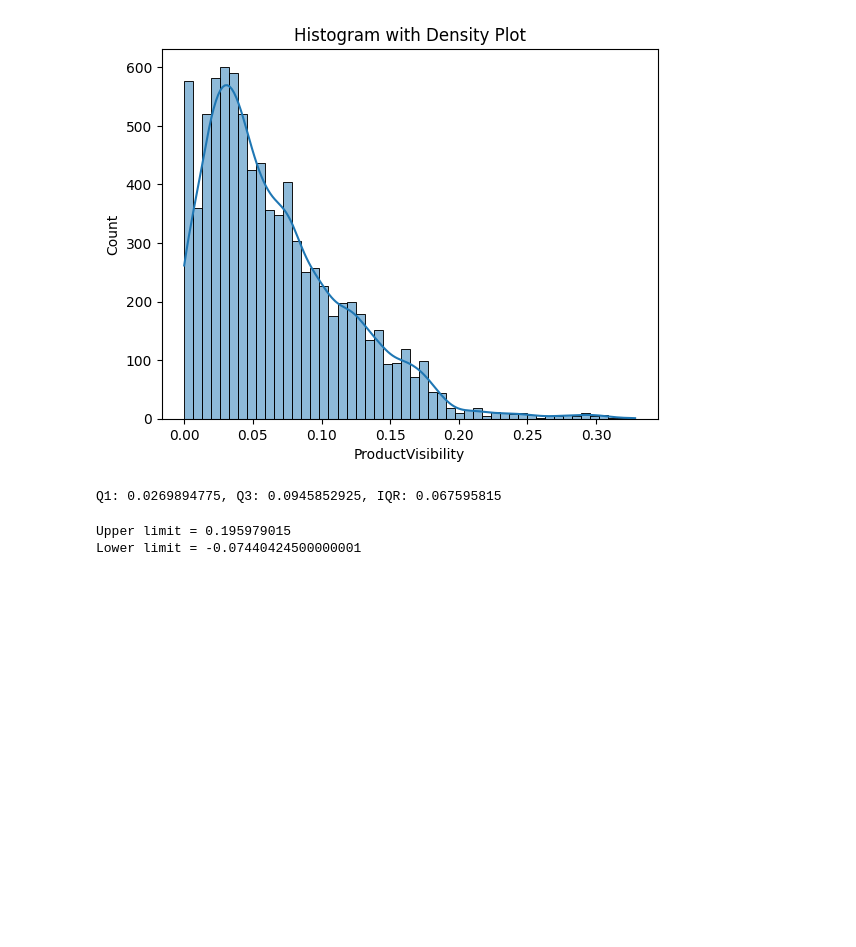
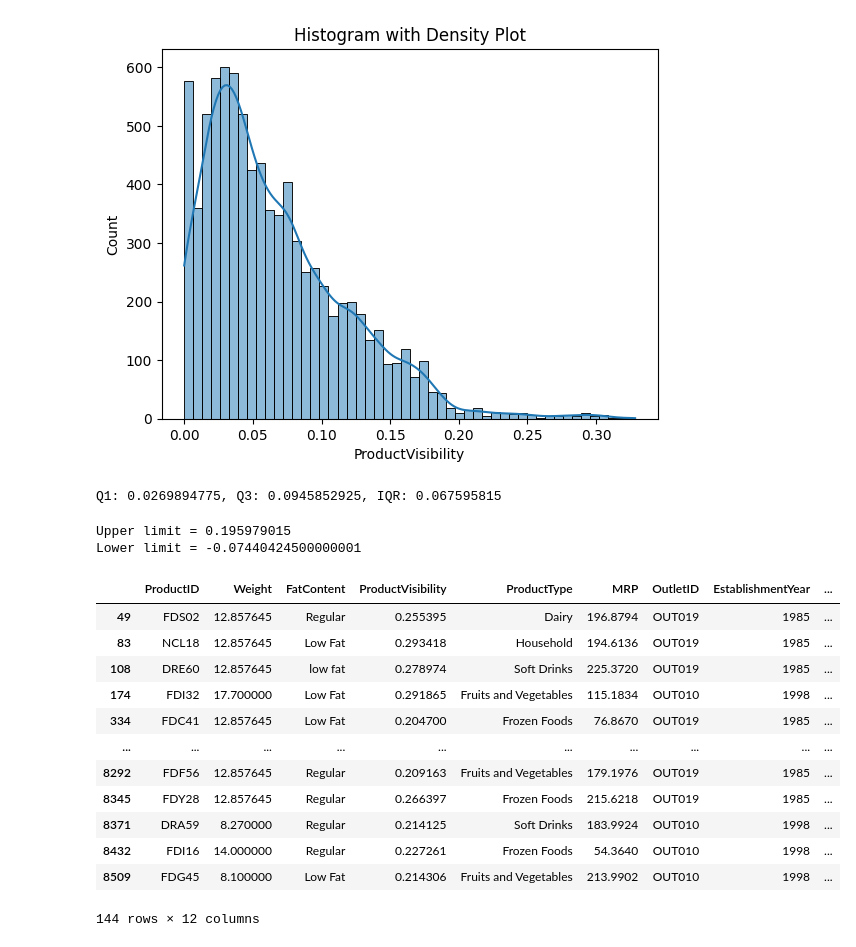
Before and after one commit to pi-mishra/Big-Mart-Sales-Prediction, a Jupyter notebook: BigMartSalesPrediction.ipynb, the cells around one changed output. Cells and saved outputs as stored; diff of their text form; code cells hidden in the pictures; blank space fills up the shorter version.

```diff
--- a/BigMartSalesPrediction.ipynb
+++ b/BigMartSalesPrediction.ipynb
@@ -277,3 +277,19 @@ print(f"Lower limit = {productvisibility_lower_limit}")
 # %% [output]
 Upper limit = 0.195979015
 Lower limit = -0.07440424500000001
+# %%
+df[df["ProductVisibility"]>productvisibility_upper_limit]
+# %% [output]
+|  | ProductID | Weight | FatContent | ProductVisibility | ProductType | MRP | OutletID | EstablishmentYear | ... |
+| 49 | FDS02 | 12.857645 | Regular | 0.255395 | Dairy | 196.8794 | OUT019 | 1985 | ... |
+| 83 | NCL18 | 12.857645 | Low Fat | 0.293418 | Household | 194.6136 | OUT019 | 1985 | ... |
+| 108 | DRE60 | 12.857645 | low fat | 0.278974 | Soft Drinks | 225.3720 | OUT019 | 1985 | ... |
+| 174 | FDI32 | 17.700000 | Low Fat | 0.291865 | Fruits and Vegetables | 115.1834 | OUT010 | 1998 | ... |
+| 334 | FDC41 | 12.857645 | Low Fat | 0.204700 | Frozen Foods | 76.8670 | OUT019 | 1985 | ... |
+| ... | ... | ... | ... | ... | ... | ... | ... | ... | ... |
+| 8292 | FDF56 | 12.857645 | Regular | 0.209163 | Fruits and Vegetables | 179.1976 | OUT019 | 1985 | ... |
+| 8345 | FDY28 | 12.857645 | Regular | 0.266397 | Frozen Foods | 215.6218 | OUT019 | 1985 | ... |
+| 8371 | DRA59 | 8.270000 | Regular | 0.214125 | Soft Drinks | 183.9924 | OUT010 | 1998 | ... |
+| 8432 | FDI16 | 14.000000 | Regular | 0.227261 | Frozen Foods | 54.3640 | OUT010 | 1998 | ... |
+| 8509 | FDG45 | 8.100000 | Low Fat | 0.214306 | Fruits and Vegetables | 213.9902 | OUT010 | 1998 | ... |
+144 rows × 12 columns
```
Also changed, not shown: parts of 3 cells of this notebook.
